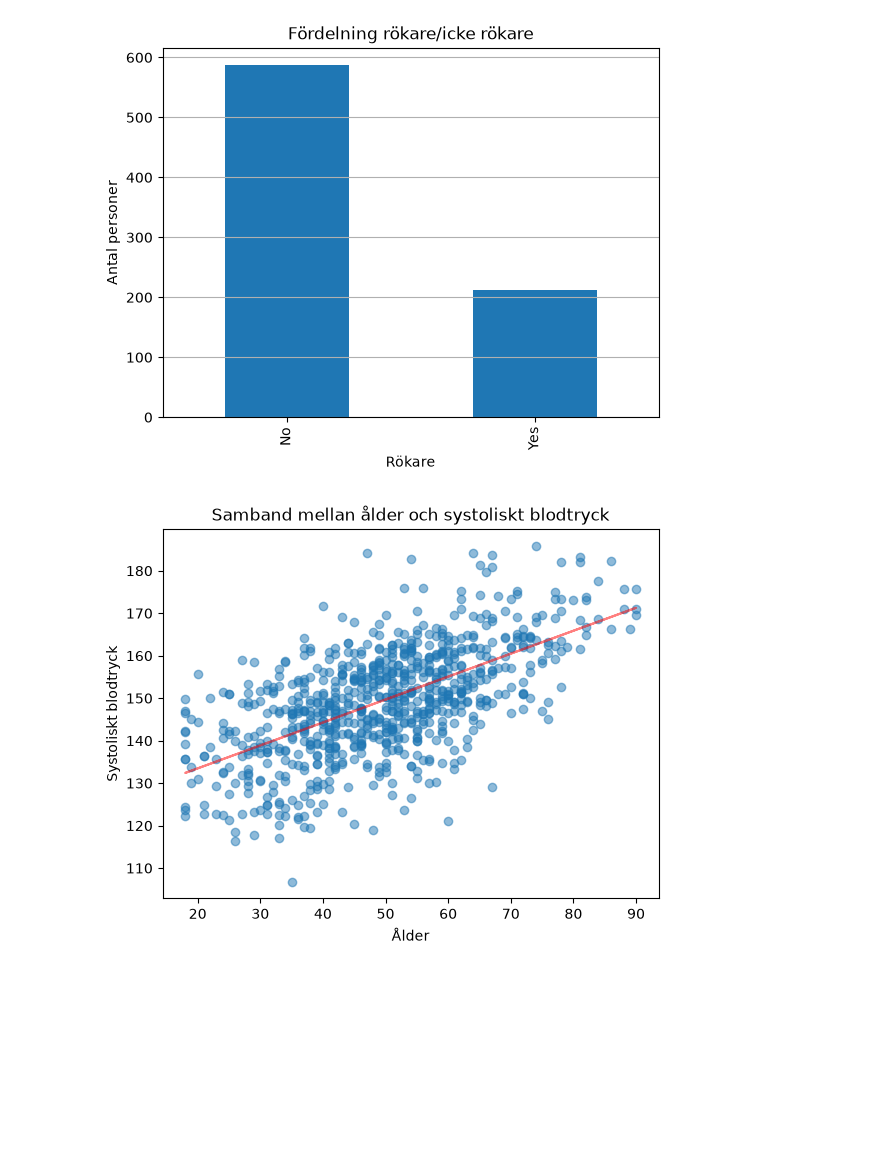
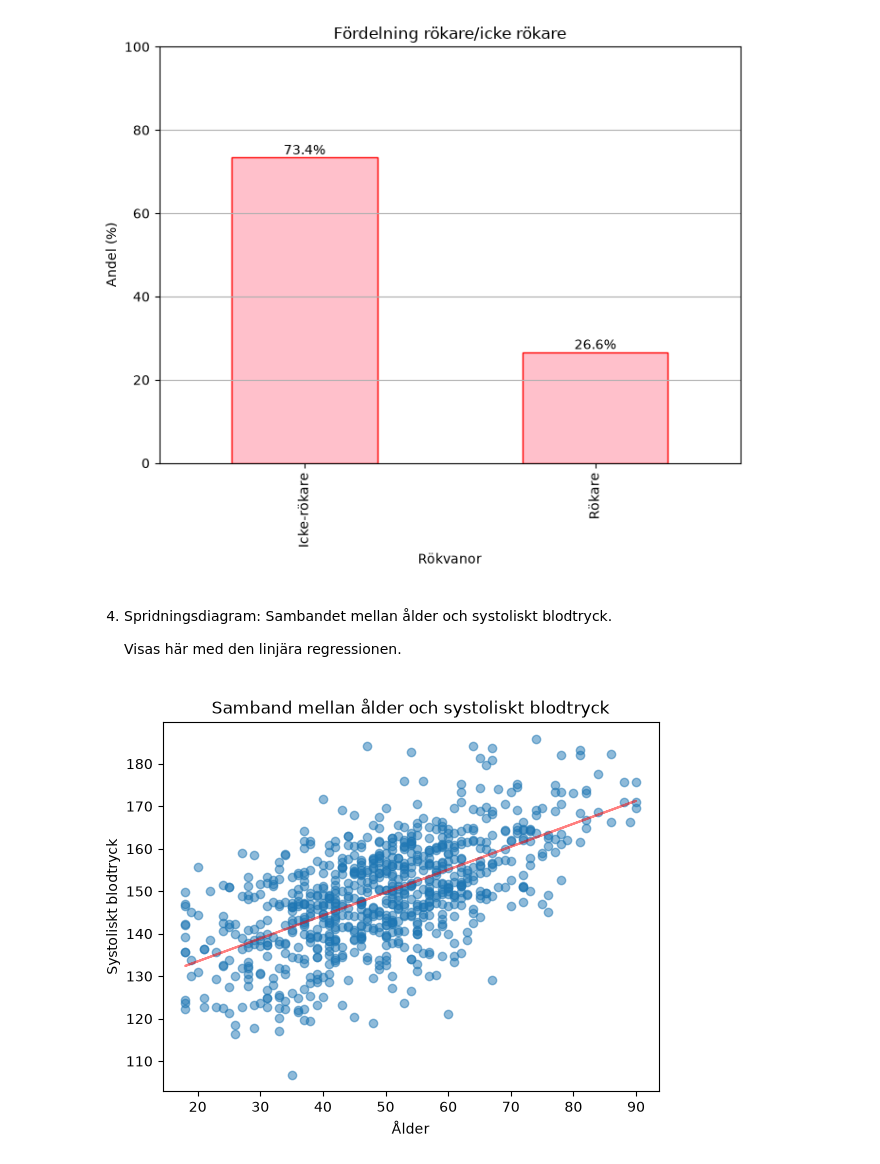
Before and after one commit to loviswikstrom/Health_Study_Analyze, a Jupyter notebook: notebooks/finalreport.ipynb, the cells around one changed output. Cells and saved outputs as stored; diff of their text form; code cells hidden in the pictures; blank space fills up the shorter version.

```diff
--- a/notebooks/wtf.ipynb
+++ b/notebooks/finalreport.ipynb
@@ -2,4 +13,7 @@
 import matplotlib.pyplot as plt
 import pandas as pd
 import numpy as np
-from matplotlib.ticker import FuncFormatter
+from scipy.stats import ttest_ind
+np.random.seed(42)
+
+df=pd.read_csv("../data/health_study_dataset.csv")
@@ -13,6 +19,0 @@ sys.path.insert(0, str(PROJECT_ROOT))
-# %%
-from src.io_utils import load_data
-
-df = load_data()
-# %%
-df = load_data()
@@ -36,12 +115,29 @@ plt.show()
 # %%
-df["smoker"].value_counts().plot(kind="bar")
+smoker_percent = df["smoker"].value_counts(normalize=True) * 100
+smoker_percent = smoker_percent.rename({
+    "No": "Icke-rökare",
+    "Yes": "Rökare"
+})
+smoker_percent.plot(
+    kind="bar",
+    color="pink",
+    edgecolor="red",
+    figsize=(7,6)
+    )
 plt.grid(axis="y")
 plt.title("Fördelning rökare/icke rökare")
-plt.xlabel("Rökare")
-plt.ylabel("Antal personer")
+plt.xlabel("Rökvanor")
+plt.ylabel("Andel (%)")
+plt.ylim(0, 100)
+plt.bar_label(plt.gca().containers[0], fmt="%.1f%%")
+plt.tight_layout()
 plt.show()
 # %% [output]
-[figure, old version]
+[figure, new version]
+# %% [markdown]
+4. Spridningsdiagram: Sambandet mellan ålder och systoliskt blodtryck.
+
+    Visas här med den linjära regressionen.
 # %%
 plt.scatter(df["age"], df["systolic_bp"], alpha=0.5)
 plt.title("Samband mellan ålder och systoliskt blodtryck")
```
Also changed, not shown: parts of 26 cells of this notebook, 3 other files.
